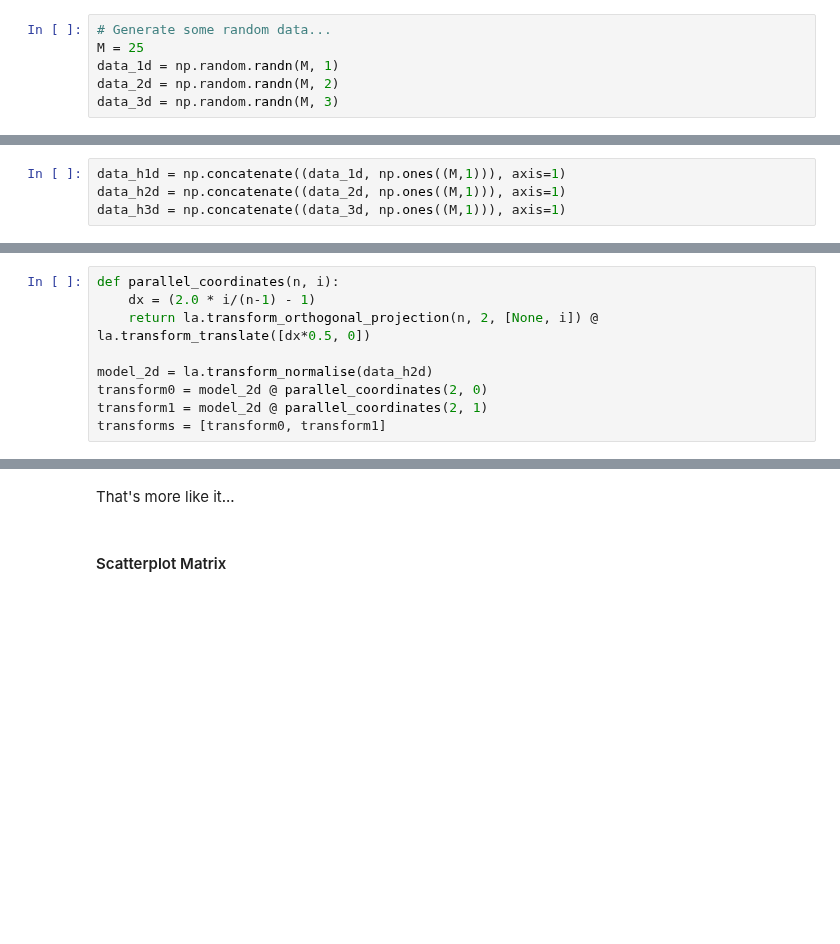
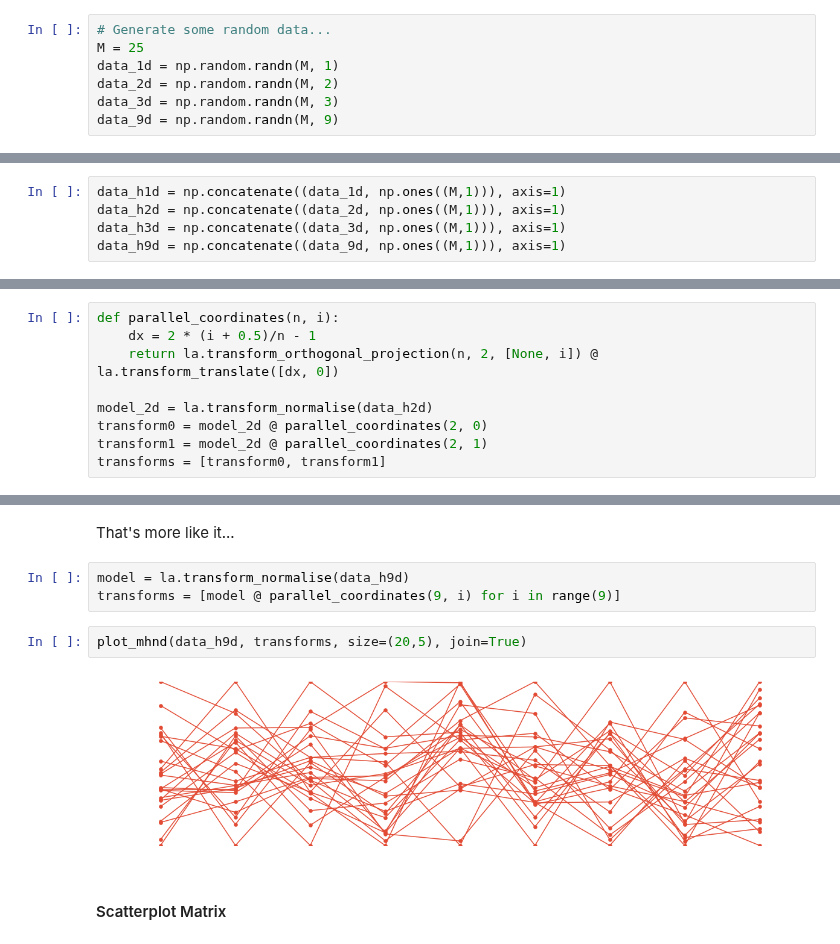
Before and after one commit to filonik/filonik.github.io, a Jupyter notebook: projects/notebooks/Parallel Coordinates.ipynb, the cells around one changed output, grey strips where cells are left out. Drawn from its saved outputs; the diff is of its cells as text; blank space fills up the shorter version.

```diff
--- a/projects/notebooks/Parallel Coordinates.ipynb
+++ b/projects/notebooks/Parallel Coordinates.ipynb
@@ -17,6 +16,7 @@ M = 25
 data_1d = np.random.randn(M, 1)
 data_2d = np.random.randn(M, 2)
 data_3d = np.random.randn(M, 3)
+data_9d = np.random.randn(M, 9)
 # %% [markdown]
 In a conventional plotting library, we could plot like this:
 # %%
@@ -105,6 +105,7 @@ Convert data to use homogeneous coordinates, i.e. (n+1)-dimensional coordinates.
 data_h1d = np.concatenate((data_1d, np.ones((M,1))), axis=1)
 data_h2d = np.concatenate((data_2d, np.ones((M,1))), axis=1)
 data_h3d = np.concatenate((data_3d, np.ones((M,1))), axis=1)
+data_h9d = np.concatenate((data_9d, np.ones((M,1))), axis=1)
 # %%
 # Example: Normalise from [min, max] to [-1, +1] range...
 def transform_normalise(data):
@@ -173,8 +174,8 @@ plot_mhnd(data_h2d, [model], size=(5,5))
 #### Parallel Coordinates
 # %%
 def parallel_coordinates(n, i):
-    dx = (2.0 * i/(n-1) - 1)
-    return la.transform_orthogonal_projection(n, 2, [None, i]) @ la.transform_translate([dx*0.5, 0])
+    dx = 2 * (i + 0.5)/n - 1
+    return la.transform_orthogonal_projection(n, 2, [None, i]) @ la.transform_translate([dx, 0])
 
 model_2d = la.transform_normalise(data_h2d)
 transform0 = model_2d @ parallel_coordinates(2, 0)
@@ -194,6 +195,13 @@ plot_mhnd(data_h2d, transforms, size=(5,5), join=True)
 [figure]
 # %% [markdown]
 That's more like it...
+# %%
+model = la.transform_normalise(data_h9d)
+transforms = [model @ parallel_coordinates(9, i) for i in range(9)]
+# %%
+plot_mhnd(data_h9d, transforms, size=(20,5), join=True)
+# %% [output]
+[figure, added]
 # %% [markdown]
 #### Scatterplot Matrix
 # %%
```
Also changed, not shown: parts of 2 cells of this notebook.
